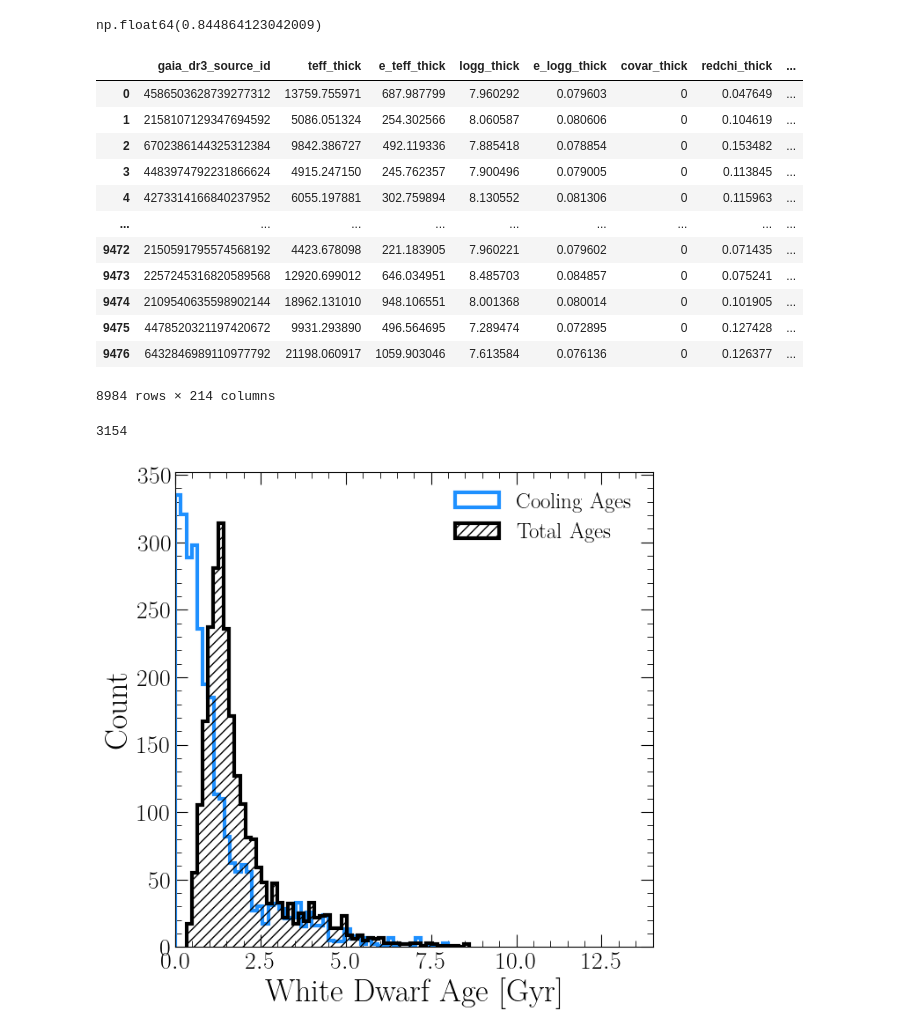
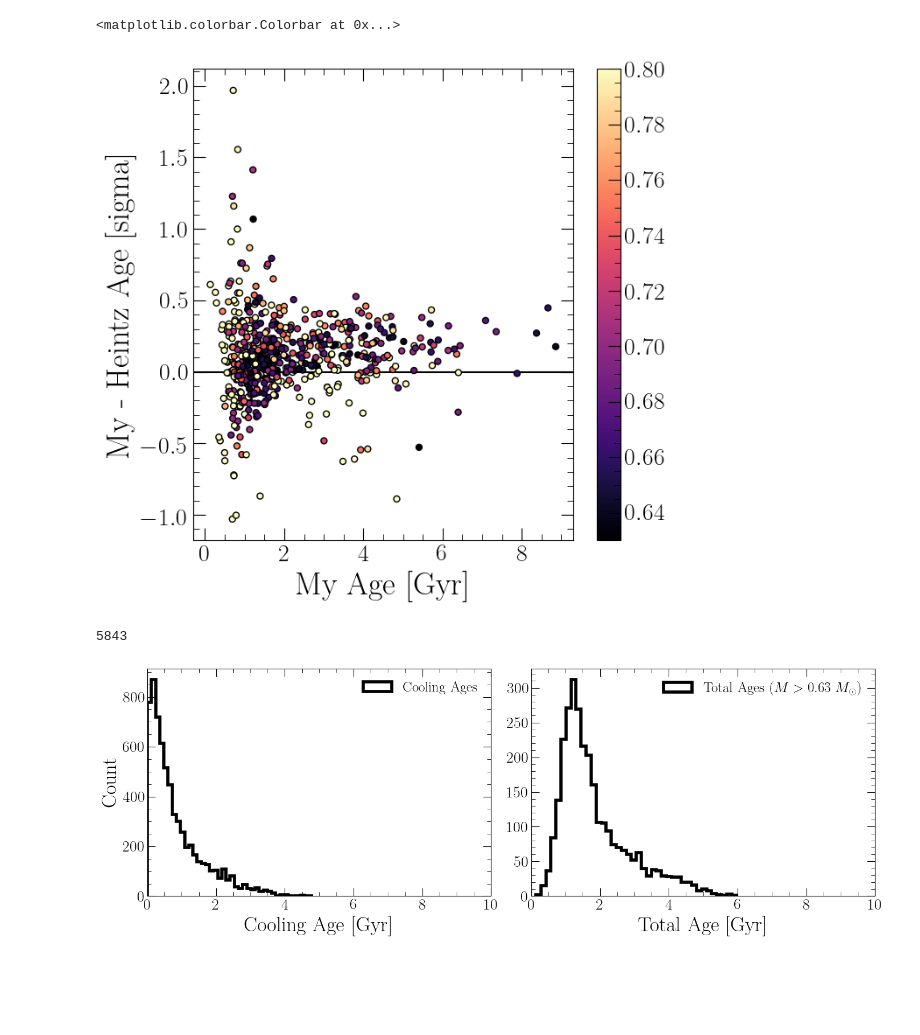
Before and after one commit to stefanarseneau/ember, a Jupyter notebook: notebooks/00_validation.ipynb, the cells around one changed output. Drawn from its saved outputs; the diff is of its cells as text; code cells hidden in the pictures; blank space fills up the shorter version.

```diff
--- a/notebooks/00_validation.ipynb
+++ b/notebooks/00_validation.ipynb
@@ -21,6 +21,11 @@ mpl.rcParams.update({
     "svg.fonttype": "none",
 })
 # %%
-data = pd.read_parquet("../widebinaries/data/merges/ngf21_merged.pqt").query("""
-    teff_thick < 49900 & 7.21 < logg_thick < 8.99
-""")
+LOGG_SUN = 4.437
+
+data = pd.read_parquet("../widebinaries/data/merges/ngf21_merged.pqt")
+data.rename({"E(BP/RP)":"bp_rp_excess"}, axis=1, inplace=True)
+data = data.query("RUWE < 1.2 & bp_rp_excess < 1.2")
+data["RadiusH"] = np.sqrt(data.MassH * 10**(LOGG_SUN - data.loggH))
+data["Radiusmix"] = np.sqrt(data.Massmix * 10**(LOGG_SUN - data.loggmix))
+data["RadiusHe"] = np.sqrt(data.MassHe * 10**(LOGG_SUN - data.loggHe))
@@ -480,42 +502,40 @@ fig.tight_layout()
-# %%
-med_mass
-# %% [output]
-np.float64(0.844864123042009)
-# %%
-data
-# %% [output]
-|  | gaia_dr3_source_id | teff_thick | e_teff_thick | logg_thick | e_logg_thick | covar_thick | redchi_thick | ... |
-| 0 | 4586503628739277312 | 13759.755971 | 687.987799 | 7.960292 | 0.079603 | 0 | 0.047649 | ... |
-| 1 | 2158107129347694592 | 5086.051324 | 254.302566 | 8.060587 | 0.080606 | 0 | 0.104619 | ... |
-| 2 | 6702386144325312384 | 9842.386727 | 492.119336 | 7.885418 | 0.078854 | 0 | 0.153482 | ... |
-| 3 | 4483974792231866624 | 4915.247150 | 245.762357 | 7.900496 | 0.079005 | 0 | 0.113845 | ... |
-| 4 | 4273314166840237952 | 6055.197881 | 302.759894 | 8.130552 | 0.081306 | 0 | 0.115963 | ... |
-| ... | ... | ... | ... | ... | ... | ... | ... | ... |
-| 9472 | 2150591795574568192 | 4423.678098 | 221.183905 | 7.960221 | 0.079602 | 0 | 0.071435 | ... |
-| 9473 | 2257245316820589568 | 12920.699012 | 646.034951 | 8.485703 | 0.084857 | 0 | 0.075241 | ... |
-| 9474 | 2109540635598902144 | 18962.131010 | 948.106551 | 8.001368 | 0.080014 | 0 | 0.101905 | ... |
-| 9475 | 4478520321197420672 | 9931.293890 | 496.564695 | 7.289474 | 0.072895 | 0 | 0.127428 | ... |
-| 9476 | 6432846989110977792 | 21198.060917 | 1059.903046 | 7.613584 | 0.076136 | 0 | 0.126377 | ... |
-8984 rows × 214 columns
+# %%
+sigma_eff_x = (xhi + xlo)*0.5
+sigma_eff_y = (yhi + ylo)*0.5
+
+plt.scatter(x, (x-y) / np.sqrt(sigma_eff_x**2 + sigma_eff_y**2), c = c, edgecolor = 'k', zorder = 1, label="Primary WD", vmax=0.8)
+plt.axhline(0, c="k", zorder=0)
+plt.xlabel("My Age [Gyr]") ; plt.ylabel("My - Heintz Age [sigma]")
+plt.colorbar()
+# %% [output]
+<matplotlib.colorbar.Colorbar at 0x...>
+[figure, added]
 # %%
-data["wd_age"] = 10**(data["log_age_best"] - 9)
-data["wd_age_lo"] = 10**(data["log_age_lo_best"] - 9)
-data["wd_age_hi"] = 10**(data["log_age_hi_best"] - 9)
+data["wd_age"] = 10**(data["log_age"] - 9)
+data["wd_age_lo"] = 10**(data["log_age_lo"] - 9)
+data["wd_age_hi"] = 10**(data["log_age_hi"] - 9)
 
-data["wd_cool_age"] = 10**(data["log_age_cool_best"] - 9)
-data["wd_cool_age_lo"] = 10**(data["log_age_cool_lo_best"] - 9)
-data["wd_cool_age_hi"] = 10**(data["log_age_cool_hi_best"] - 9)
+data["wd_cool_age"] = 10**(data["log_age_cool"] - 9)
+data["wd_cool_age_lo"] = 10**(data["log_age_cool_lo"] - 9)
+data["wd_cool_age_hi"] = 10**(data["log_age_cool_hi"] - 9)
 # %%
-mask = data["mass_best"] > 0.63
+mask = data["mass_best"] > 0.45
 
 print(mask.sum())
 
-plt.hist(data.loc[:,"wd_cool_age"], histtype="step", color="dodgerblue", linewidth=3, label="Cooling Ages");
-plt.hist(data.loc[mask,"wd_age"], histtype="step", color="k", linewidth=3, hatch="///", label="Total Ages");
-plt.xlabel("White Dwarf Age [Gyr]") ; plt.ylabel("Count")
-plt.xlim(0, 14)
-plt.legend(framealpha=0)
-plt.savefig("figures/age_dist.pdf")
+fig, ax = plt.subplots(ncols=2, figsize=(14, 5))
+ax[0].hist(data.loc[:,"wd_cool_age"], histtype="step", color="k", linewidth=4, label="Cooling Ages", bins=40);
+ax[0].set_xlabel("Cooling Age [Gyr]") ; ax[0].set_ylabel("Count")
+ax[0].set_xlim(0, 10)
+ax[0].legend(framealpha=0)
+
+ax[1].hist(data.loc[:,"wd_age"], histtype="step", color="k", linewidth=4, label=r"Total Ages ($M > 0.63~M_\odot$)", bins=40);
+ax[1].set_xlabel("Total Age [Gyr]")
+ax[1].set_xlim(0, 10)
+ax[1].legend(framealpha=0)
+
+fig.tight_layout()
+fig.savefig("figures/age_dist.pdf")
 # %% [output]
-3154
+5843
-[figure, old version]
+[figure, new version]
```
Also changed, not shown: parts of 31 cells of this notebook, 13 other files.
